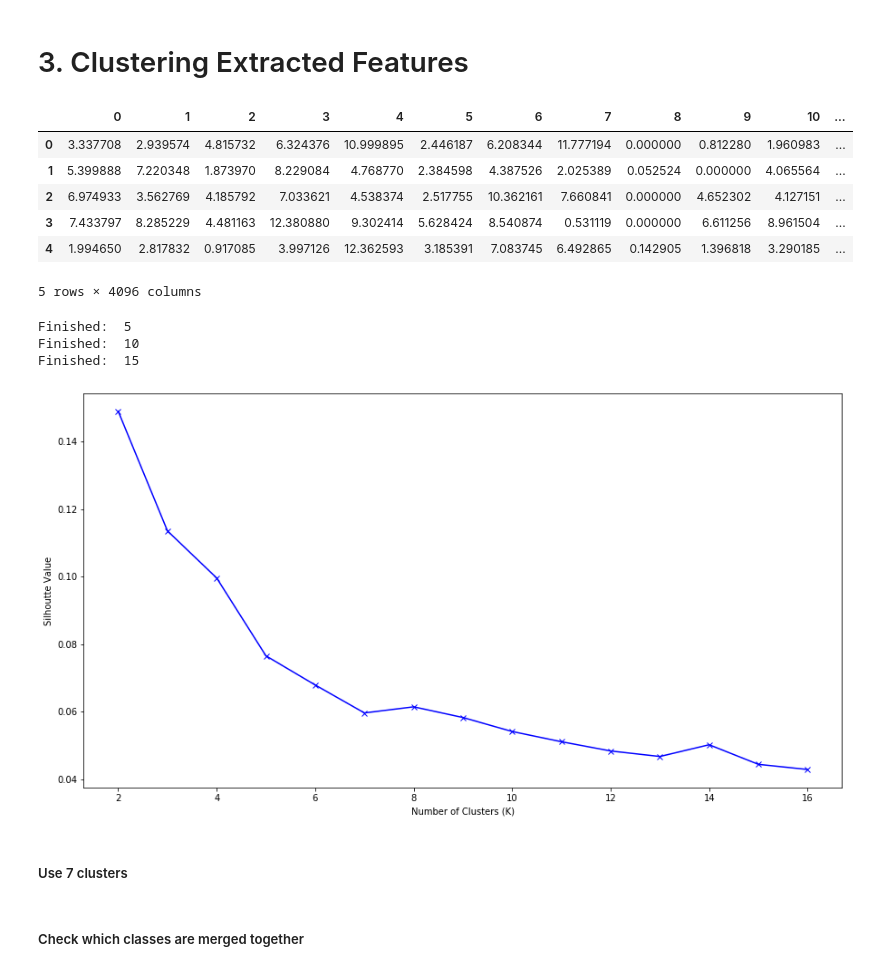
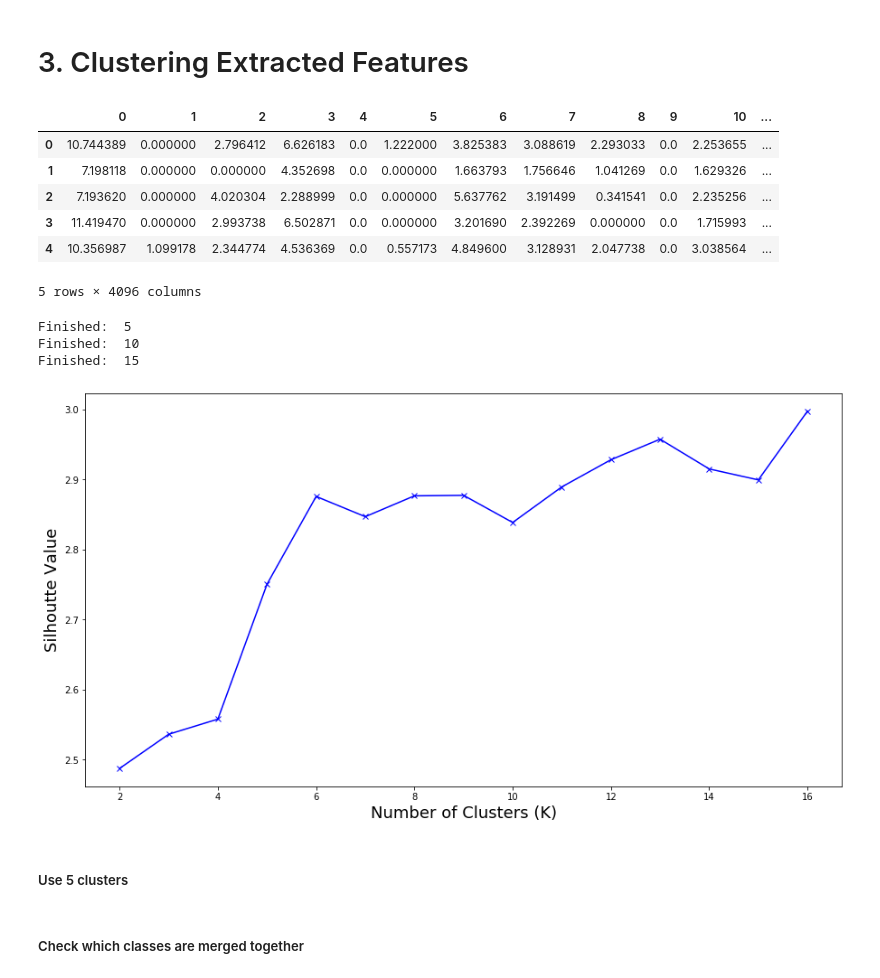
Before and after one commit to mmaher22/MouseDataNeuroScience, a Jupyter notebook: Labels_Clustering_and_Neural_Network_Classifier_with_Label_Smoothing.ipynb, the cells around one changed output. Drawn from its saved outputs; the diff is of its cells as text; code cells hidden in the pictures.

```diff
--- a/Labels_Clustering_and_Neural_Network_Classifier_with_Label_Smoothing.ipynb
+++ b/Labels_Clustering_and_Neural_Network_Classifier_with_Label_Smoothing.ipynb
@@ -251,29 +264,33 @@ Finished: 2500
 <bound method Hook.remove of <fastai.callbacks.hooks.Hook object at 0x...>>
 # %% [markdown]
 # 3. Clustering Extracted Features
+# %%
+for k in extracted_feats.keys():
+  extracted_feats[k] = extracted_feats[k].cpu()
 # %%
 ext_feats = pd.DataFrame(extracted_feats).T
 # %%
 ext_feats.head()
 # %% [output]
 |  | 0 | 1 | 2 | 3 | 4 | 5 | 6 | 7 | 8 | 9 | 10 | ... |
-| 0 | 3.337708 | 2.939574 | 4.815732 | 6.324376 | 10.999895 | 2.446187 | 6.208344 | 11.777194 | 0.000000 | 0.812280 | 1.960983 | ... |
-| 1 | 5.399888 | 7.220348 | 1.873970 | 8.229084 | 4.768770 | 2.384598 | 4.387526 | 2.025389 | 0.052524 | 0.000000 | 4.065564 | ... |
-| 2 | 6.974933 | 3.562769 | 4.185792 | 7.033621 | 4.538374 | 2.517755 | 10.362161 | 7.660841 | 0.000000 | 4.652302 | 4.127151 | ... |
-| 3 | 7.433797 | 8.285229 | 4.481163 | 12.380880 | 9.302414 | 5.628424 | 8.540874 | 0.531119 | 0.000000 | 6.611256 | 8.961504 | ... |
-| 4 | 1.994650 | 2.817832 | 0.917085 | 3.997126 | 12.362593 | 3.185391 | 7.083745 | 6.492865 | 0.142905 | 1.396818 | 3.290185 | ... |
+| 0 | 10.744389 | 0.000000 | 2.796412 | 6.626183 | 0.0 | 1.222000 | 3.825383 | 3.088619 | 2.293033 | 0.0 | 2.253655 | ... |
+| 1 | 7.198118 | 0.000000 | 0.000000 | 4.352698 | 0.0 | 0.000000 | 1.663793 | 1.756646 | 1.041269 | 0.0 | 1.629326 | ... |
+| 2 | 7.193620 | 0.000000 | 4.020304 | 2.288999 | 0.0 | 0.000000 | 5.637762 | 3.191499 | 0.341541 | 0.0 | 2.235256 | ... |
+| 3 | 11.419470 | 0.000000 | 2.993738 | 6.502871 | 0.0 | 0.000000 | 3.201690 | 2.392269 | 0.000000 | 0.0 | 1.715993 | ... |
+| 4 | 10.356987 | 1.099178 | 2.344774 | 4.536369 | 0.0 | 0.557173 | 4.849600 | 3.128931 | 2.047738 | 0.0 | 3.038564 | ... |
 5 rows × 4096 columns
 # %%
 norm_data = ext_feats#(ext_feats - ext_feats.mean()) / ext_feats.std()
 # %%
 from sklearn.cluster import KMeans
+from sklearn.metrics import davies_bouldin_score
 # k means determine k
 silhs = []
 K = range(2,17)
 for k in K:
     model = KMeans(n_clusters = k).fit(norm_data)
     cluster_labels = model.fit_predict(norm_data)
-    silhs.append(silhouette_score(norm_data, cluster_labels))
+    silhs.append(davies_bouldin_score(norm_data, cluster_labels))
     if k % 5 == 0:
       print('Finished: ', k)
 # %% [output]
@@ -283,12 +300,12 @@ Finished:  15
 # %%
 # Plot the elbow
 plt.rcParams["figure.figsize"] = (15,8)
 plt.plot(K, silhs, 'bx-')
-plt.xlabel('Number of Clusters (K)')
-plt.ylabel('Silhoutte Value')
+plt.xlabel('Number of Clusters (K)', fontsize = 18)
+plt.ylabel('Silhoutte Value', fontsize = 18)
 plt.show()
 # %% [output]
-[figure, old version]
+[figure, new version]
 # %% [markdown]
-##### Use 7 clusters
+##### Use 5 clusters
 # %%
```
Also changed, not shown: parts of 24 cells of this notebook.
